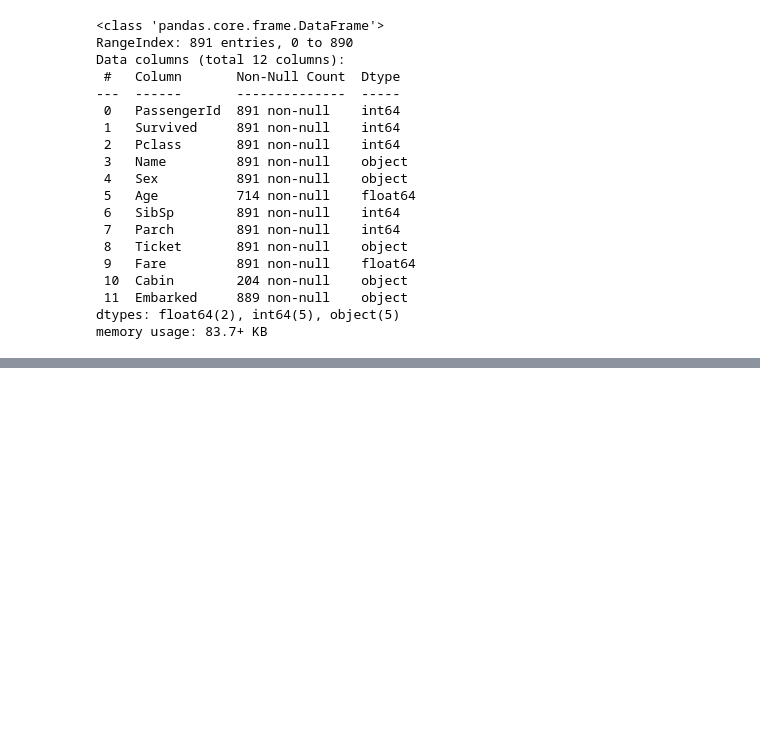
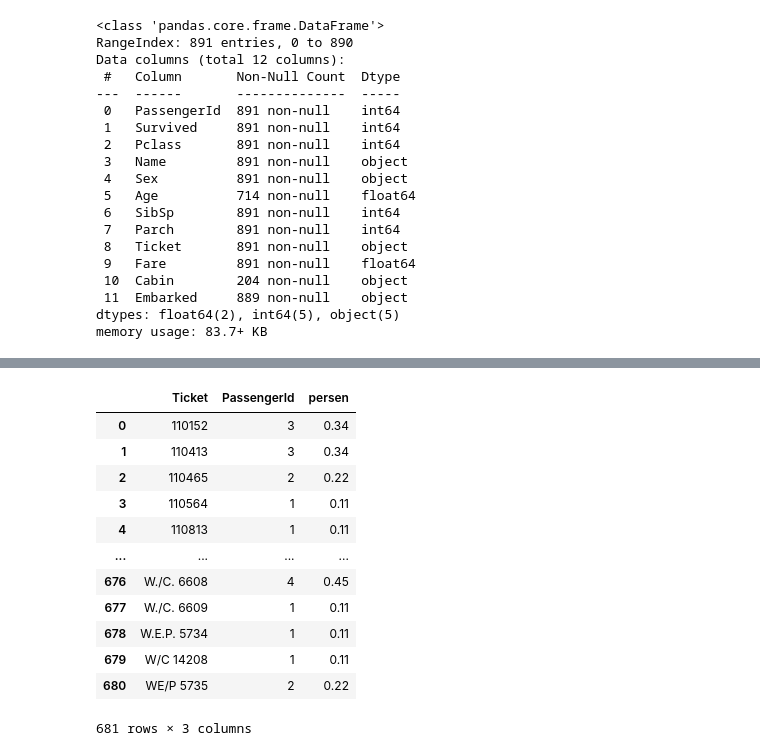
Before and after one commit to ElectricSunset/kaggling, a Jupyter notebook: getting-started/titanic/titanic-explore.ipynb, the cells around one changed output, grey strips where cells are left out. Drawn from its saved outputs; the diff is of its cells as text; code cells hidden in the pictures; blank space fills up the shorter version.

```diff
--- a/getting-started/titanic/titanic-explore.ipynb
+++ b/getting-started/titanic/titanic-explore.ipynb
@@ -43,0 +37,2 @@ base_df.head()
+# %%
+df = base_df.drop(columns='Cabin')
@@ -43,0 +141,19 @@ base_df.head()
+# %%
+# Unique Value kebanyakan, perlu analisa lebih lanjut / di drop aja
+ticket_bar = df.groupby('Ticket').count()[['PassengerId']].reset_index()
+ticket_bar['persen'] = round((ticket_bar['PassengerId'] / ticket_bar['PassengerId'].sum() * 100),2)
+ticket_bar
+# %% [output]
+|  | Ticket | PassengerId | persen |
+| 0 | 110152 | 3 | 0.34 |
+| 1 | 110413 | 3 | 0.34 |
+| 2 | 110465 | 2 | 0.22 |
+| 3 | 110564 | 1 | 0.11 |
+| 4 | 110813 | 1 | 0.11 |
+| ... | ... | ... | ... |
+| 676 | W./C. 6608 | 4 | 0.45 |
+| 677 | W./C. 6609 | 1 | 0.11 |
+| 678 | W.E.P. 5734 | 1 | 0.11 |
+| 679 | W/C 14208 | 1 | 0.11 |
+| 680 | WE/P 5735 | 2 | 0.22 |
+681 rows × 3 columns
```
Also changed, not shown: parts of 28 cells of this notebook.
